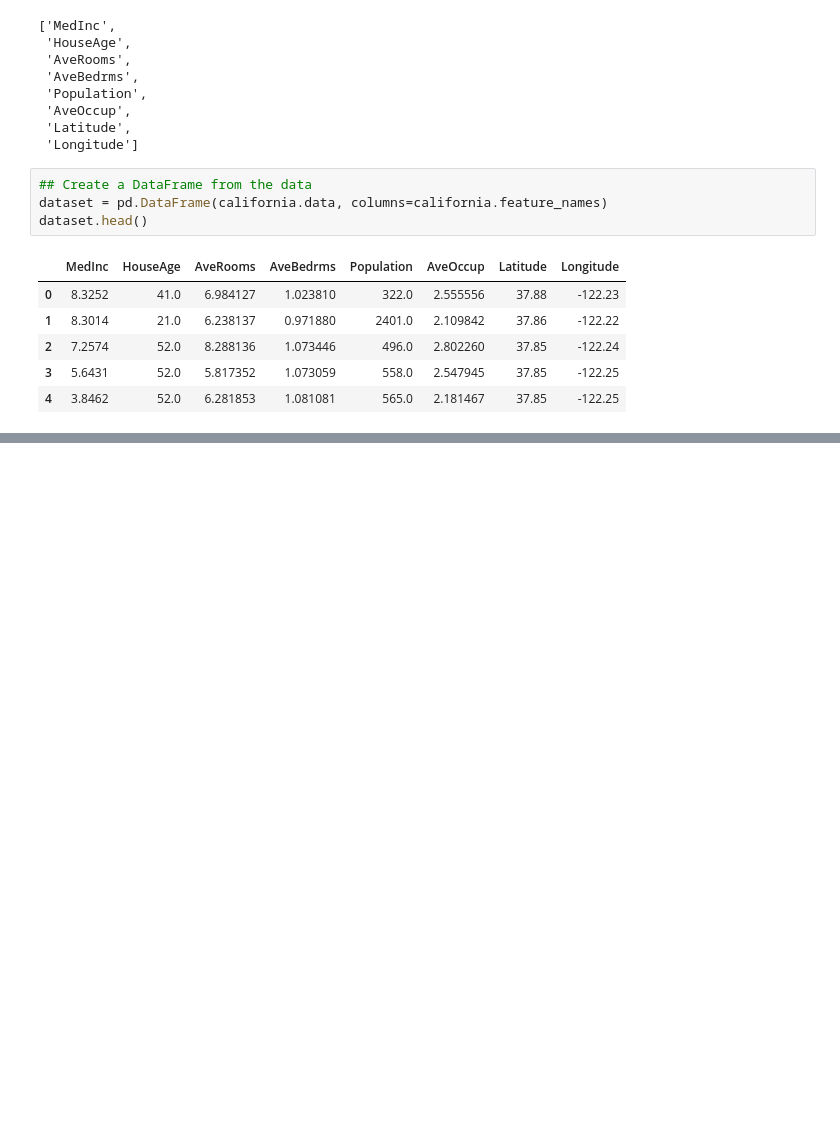
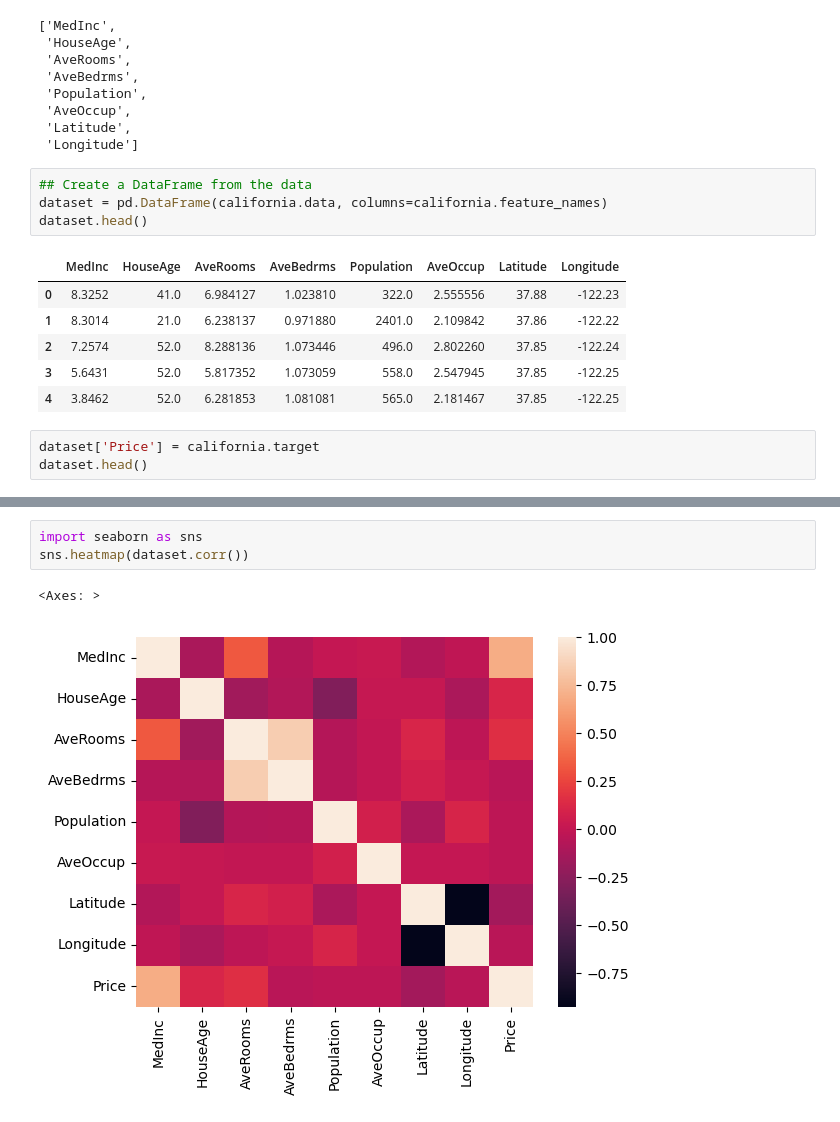
Before and after one commit to cyrolux123/Machine-Learning-Detailed, a Jupyter notebook: Regression Project/house-price.ipynb, the cells around one changed output, grey strips where cells are left out. Saved outputs shown, nothing was run; the diff lists cells and outputs as text; blank space fills up the shorter version.

```diff
--- a/Regression Project/house-price.ipynb
+++ b/Regression Project/house-price.ipynb
@@ -101,3 +101,6 @@ dataset.head()
 | 2 | 7.2574 | 52.0 | 8.288136 | 1.073446 | 496.0 | 2.802260 | 37.85 | -122.24 |
 | 3 | 5.6431 | 52.0 | 5.817352 | 1.073059 | 558.0 | 2.547945 | 37.85 | -122.25 |
 | 4 | 3.8462 | 52.0 | 6.281853 | 1.081081 | 565.0 | 2.181467 | 37.85 | -122.25 |
+# %%
+dataset['Price'] = california.target
+dataset.head()
@@ -103,0 +171,6 @@ dataset.head()
+# %%
+import seaborn as sns
+sns.heatmap(dataset.corr())
+# %% [output]
+<Axes: >
+[figure, added]
```
Also changed, not shown: parts of 10 cells of this notebook.
